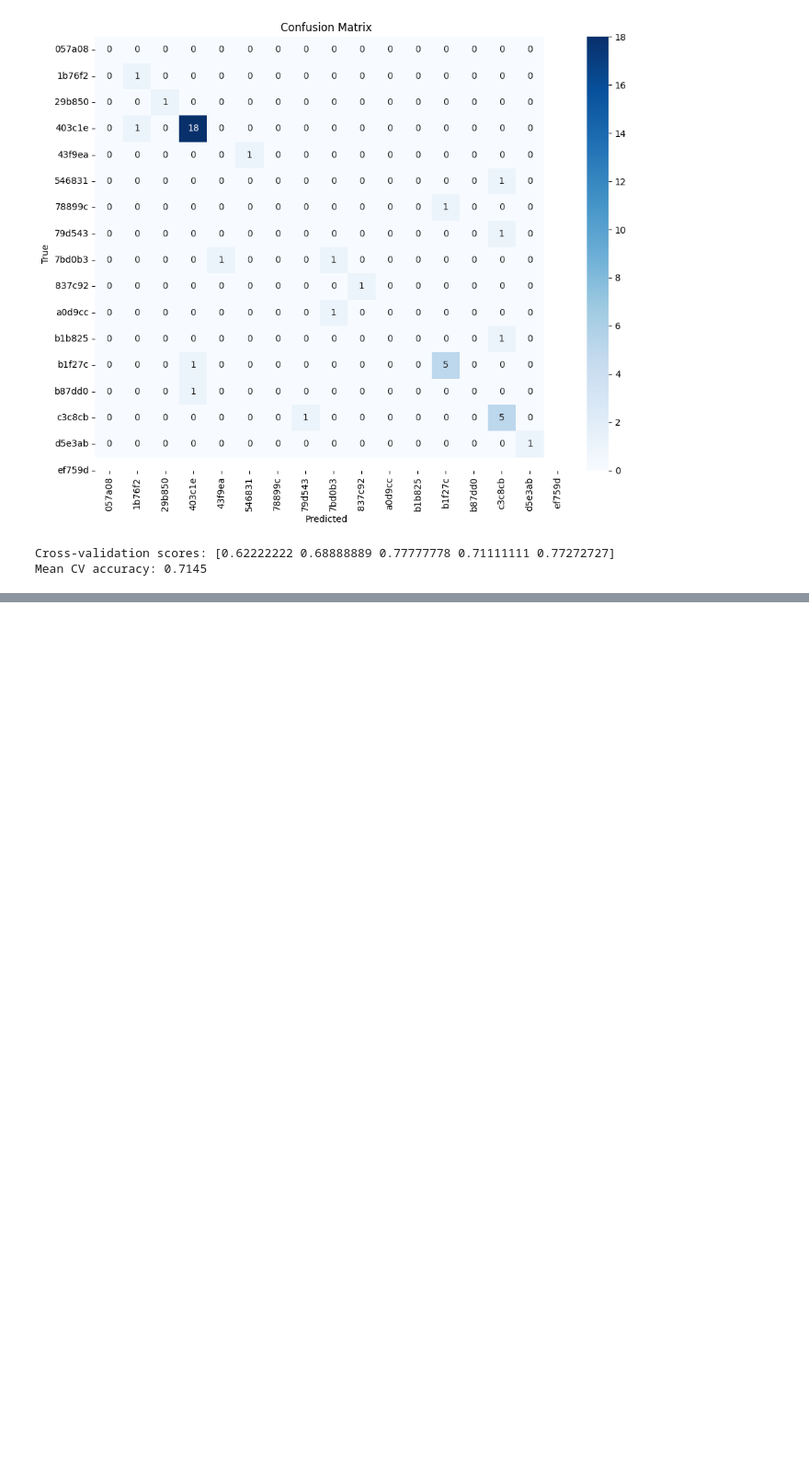
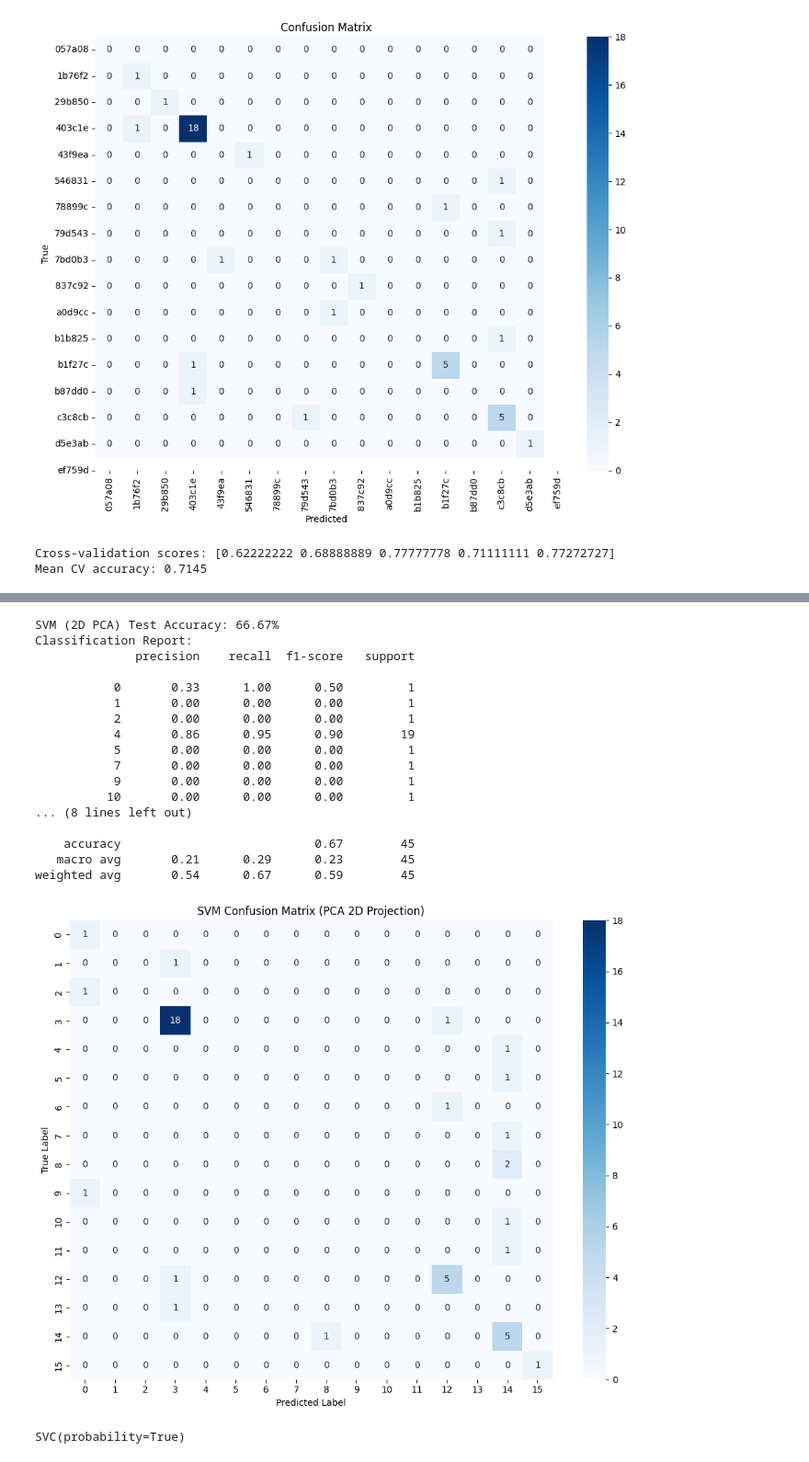
Before and after one commit to ahmedbashir10/VoiceScope, a Jupyter notebook: notebooks/project.ipynb, the cells around one changed output, grey strips where cells are left out. Shown at 92% size. Saved outputs shown, nothing was run; the diff lists cells and outputs as text; code cells hidden in the pictures; blank space fills up the shorter version.

```diff
--- a/notebooks/project.ipynb
+++ b/notebooks/project.ipynb
@@ -489,0 +598,43 @@ Mean CV accuracy: 0.7145
+# %%
+from sklearn.metrics import accuracy_score, confusion_matrix, classification_report
+
+# Predict on test set (2D)
+y_pred_2d = svm_2d.predict(X_test_2d)
+
+# Accuracy
+acc = accuracy_score(y_test_enc, y_pred_2d)
+print(f"SVM (2D PCA) Test Accuracy: {acc:.2%}")
+
+# Classification report
+print("Classification Report:")
+print(classification_report(y_test_enc, y_pred_2d))
+
+# Confusion Matrix
+cm = confusion_matrix(y_test_enc, y_pred_2d)
+plt.figure(figsize=(10, 8))
+sns.heatmap(cm, annot=True, fmt="d", cmap="Blues")
+plt.title("SVM Confusion Matrix (PCA 2D Projection)")
+plt.xlabel("Predicted Label")
+plt.ylabel("True Label")
+plt.tight_layout()
+plt.savefig("../models/svm_confusion_matrix_2d.png")
+plt.show()
+# %% [output]
+SVM (2D PCA) Test Accuracy: 66.67%
+Classification Report:
+              precision    recall  f1-score   support
+
+           0       0.33      1.00      0.50         1
+           1       0.00      0.00      0.00         1
+           2       0.00      0.00      0.00         1
+           4       0.86      0.95      0.90        19
+           5       0.00      0.00      0.00         1
+           7       0.00      0.00      0.00         1
+           9       0.00      0.00      0.00         1
+          10       0.00      0.00      0.00         1
+... (8 lines left out)
+
+    accuracy                           0.67        45
+   macro avg       0.21      0.29      0.23        45
+weighted avg       0.54      0.67      0.59        45
+[figure, added]
@@ -489,0 +666,10 @@ Mean CV accuracy: 0.7145
+# %%
+from sklearn.svm import SVC
+
+# Initialize the SVM classifier
+svm_clf = SVC(kernel='rbf', C=1.0, gamma='scale', probability=True)
+
+# Train the classifier
+svm_clf.fit(X_train_scaled, y_train)
+# %% [output]
+SVC(probability=True)
```
Also changed, not shown: parts of 12 cells of this notebook, 4 other files.
